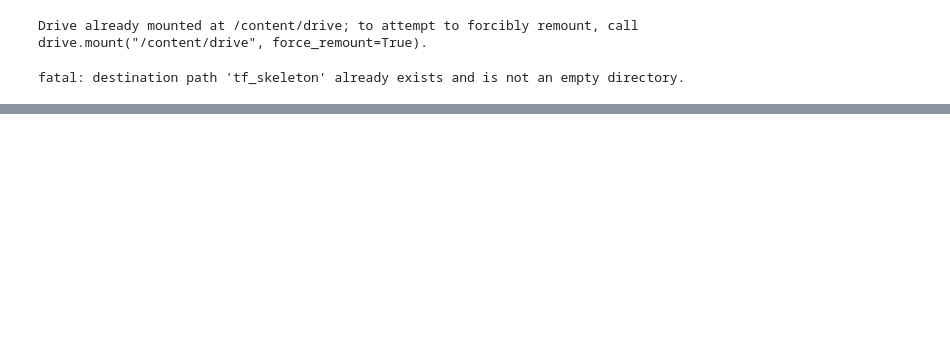
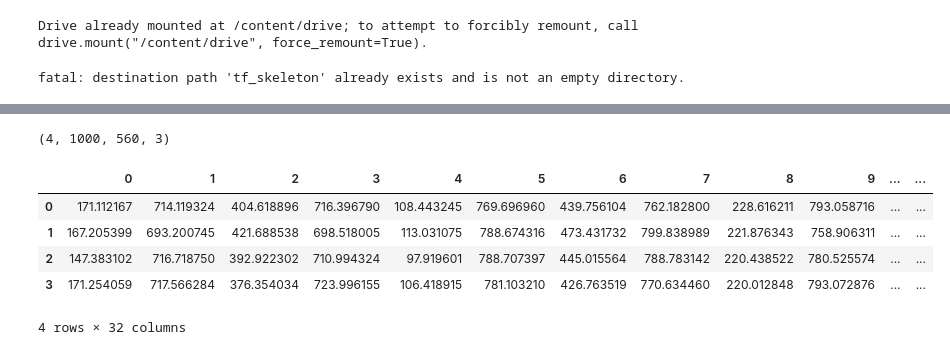
Before and after one commit to gibsonx/tf_skeleton, a Jupyter notebook: tf_keypoint_colab.ipynb, the cells around one changed output, grey strips where cells are left out. Cells and saved outputs as stored; diff of their text form; code cells hidden in the pictures; blank space fills up the shorter version.

```diff
--- a/tf_keypoint_colab.ipynb
+++ b/tf_keypoint_colab.ipynb
@@ -58,23 +52,0 @@ index created!
-# %%
-kps_metrix = []
-image_list = []
-
-for id in imgIds:
-    img = coco.loadImgs(id)[0]
-    imgPath = os.path.join(img_dir,img['file_name'])
-    image_list.append(Image.open(imgPath))
-
-    # load annotations
-    ann=coco.loadAnns(coco.getAnnIds(imgIds=img['id']))
-    keypoints_original = [[list(a) for a in zip(*[iter(ann[0]['keypoints'])]*3)]]
-    kps_row = []
-    for kp in keypoints_original:
-        for el in kp:
-            kps_row.extend(el[0:2])
-
-    kps_metrix.append(kps_row)
-
-df = pd.DataFrame(kps_metrix)
-
-image_array_list = [np.array(img) for img in image_list]
-df['image'] = image_array_list
@@ -103,0 +155,2 @@ def visualize(array, keypoints):
+# %%
+val_trdf = val_df._transformed_dataset(1000,560)
@@ -199,0 +197,13 @@ model.fit_generator(generator=a,
+# %%
+X, Y = val_trdf.iloc[n-1,:32], val_trdf.iloc[n-1,-1:]
+print(np.stack(val_trdf.loc[0:3,'image']).shape)
+
+val_trdf.loc[0:3,:31]
+# %% [output]
+(4, 1000, 560, 3)
+|  | 0 | 1 | 2 | 3 | 4 | 5 | 6 | 7 | 8 | 9 | ... | ... |
+| 0 | 171.112167 | 714.119324 | 404.618896 | 716.396790 | 108.443245 | 769.696960 | 439.756104 | 762.182800 | 228.616211 | 793.058716 | ... | ... |
+| 1 | 167.205399 | 693.200745 | 421.688538 | 698.518005 | 113.031075 | 788.674316 | 473.431732 | 799.838989 | 221.876343 | 758.906311 | ... | ... |
+| 2 | 147.383102 | 716.718750 | 392.922302 | 710.994324 | 97.919601 | 788.707397 | 445.015564 | 788.783142 | 220.438522 | 780.525574 | ... | ... |
+| 3 | 171.254059 | 717.566284 | 376.354034 | 723.996155 | 106.418915 | 781.103210 | 426.763519 | 770.634460 | 220.012848 | 793.072876 | ... | ... |
+4 rows × 32 columns
```
Also changed, not shown: parts of 23 cells of this notebook.
